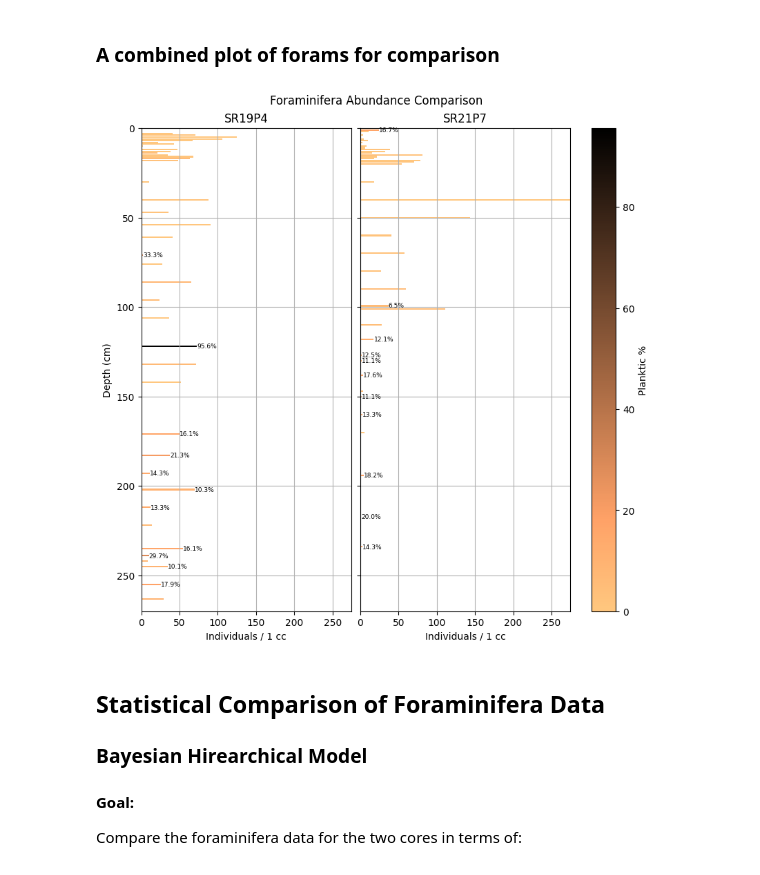
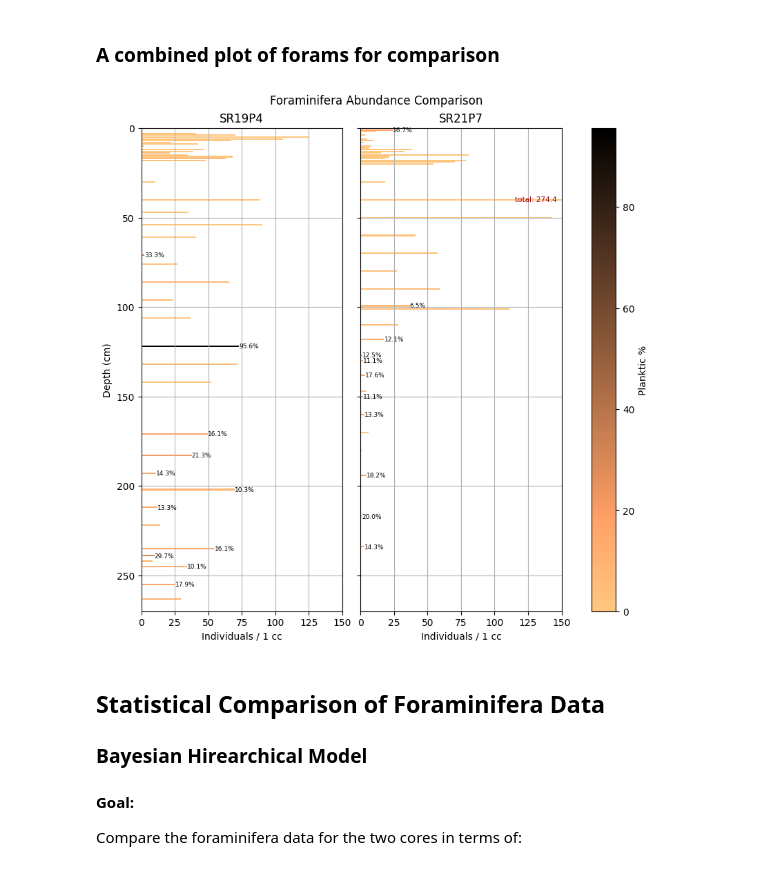
Before and after one commit to jvseds/SedLab, a Jupyter notebook: forams.ipynb, the cells around one changed output. Cells and saved outputs as stored; diff of their text form; code cells hidden in the pictures.

```diff
--- a/forams.ipynb
+++ b/forams.ipynb
@@ -42,13 +44,14 @@ sr19.plot_benthic(cores=[sr19, sr21], core_names=["SR19P4", "SR21P7"])
 # %%
 compared_forams = sr19.compare_forams_plot(
     cores=[sr19, sr21],
     core_names=["SR19P4", "SR21P7"],
+    xlim=150,
     cmap="copper_r",
     savefig=False,
     savepath="./data-files/mp-files/sr19-sr21-forams.png"
 )
 # %% [output]
-[figure, old version]
+[figure, new version]
 # %% [markdown]
 ## Statistical Comparison of Foraminifera Data
 
```
Also changed, not shown: parts of 3 cells of this notebook, 2 other files.
